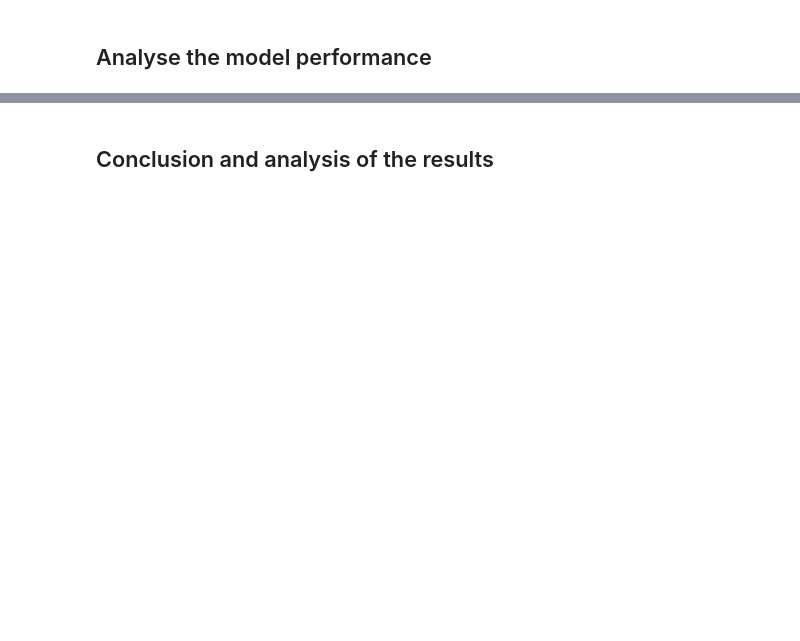
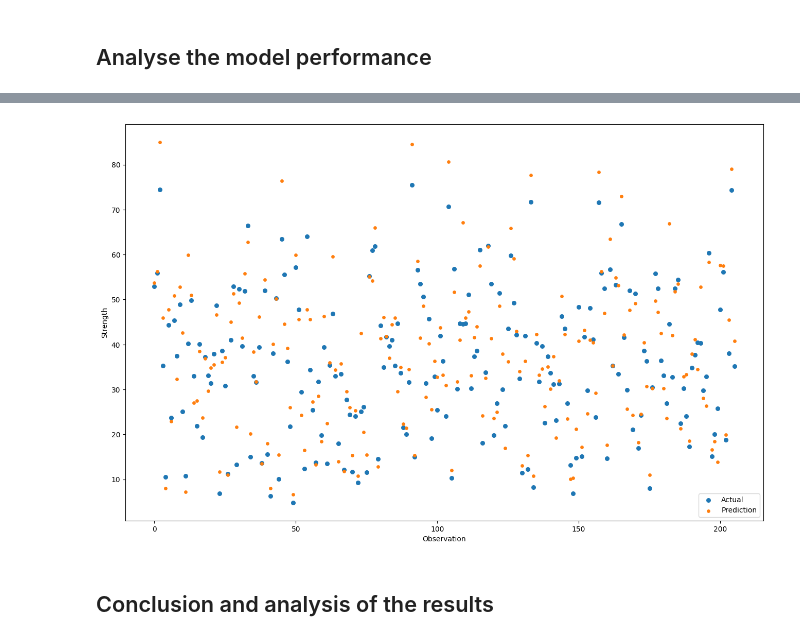
Before and after one commit to AndriyBabiy/goit_deep-learning, a Jupyter notebook: 01_PyTorch_Fundamentals/01_PyTorch_Fundementals.ipynb, the cells around one changed output, grey strips where cells are left out. Cells and saved outputs as stored; diff of their text form; code cells hidden in the pictures; blank space fills up the shorter version.

```diff
--- a/01_PyTorch_Fundamentals/01_PyTorch_Fundementals.ipynb
+++ b/01_PyTorch_Fundamentals/01_PyTorch_Fundementals.ipynb
@@ -430,3 +424,16 @@ plt.show()
+# %%
+plt.figure(figsize=(16, 10))
+plt.scatter(range(len(y_pred_actual)), y_pred_actual, label='Actual', s=30)
+plt.scatter(range(len(y_pred_test)), y_pred_test, label='Prediction', s=15)
+
+plt.xlabel("Observation")
+plt.ylabel("Strength")
+plt.title('')
+plt.legend(loc='lower right')
+
+plt.show()
+# %% [output]
+[figure, added]
 # %% [markdown]
 ## Conclusion and analysis of the results
 # %% [markdown]
```
Also changed, not shown: parts of 10 cells of this notebook.
